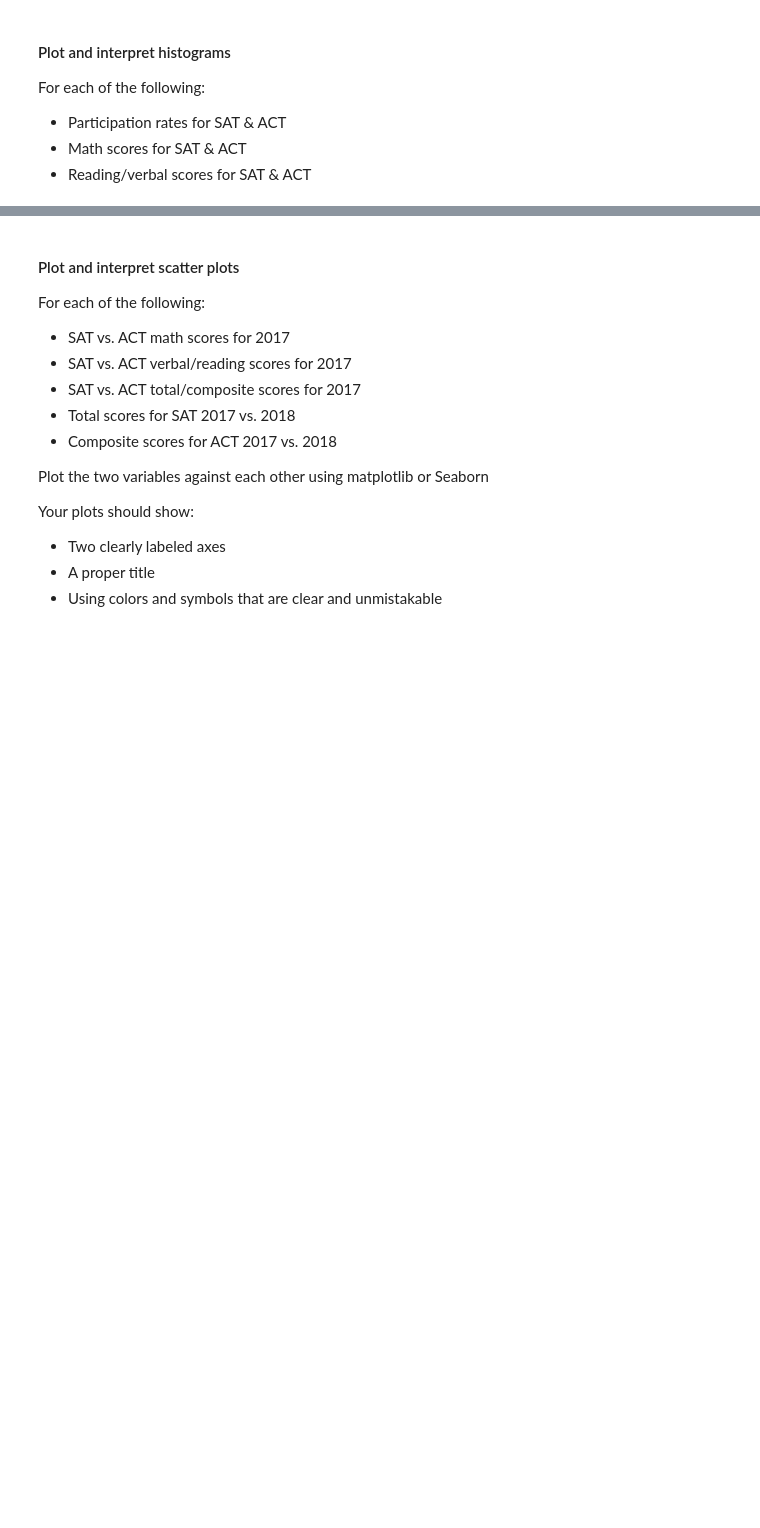
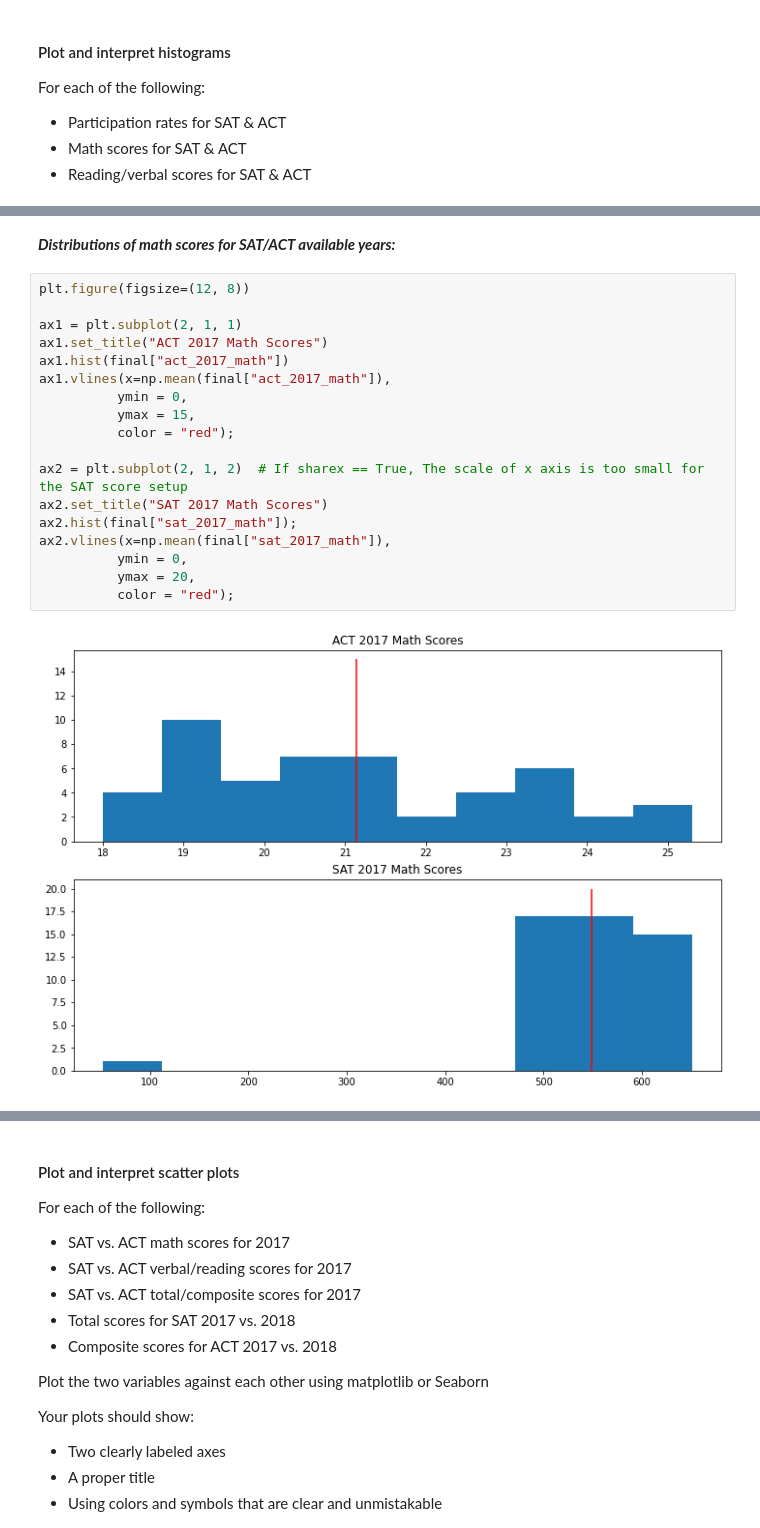
Before and after one commit to patruq/act-sat-performance, a Jupyter notebook: code/starter-code.ipynb, the cells around one changed output, grey strips where cells are left out. Saved outputs shown, nothing was run; the diff lists cells and outputs as text; blank space fills up the shorter version.

```diff
--- a/code/starter-code.ipynb
+++ b/code/starter-code.ipynb
@@ -803,0 +942,22 @@ For each of the following:
+# %% [markdown]
+***Distributions of math scores for SAT/ACT available years:***
+# %%
+plt.figure(figsize=(12, 8))
+
+ax1 = plt.subplot(2, 1, 1)
+ax1.set_title("ACT 2017 Math Scores")
+ax1.hist(final["act_2017_math"])
+ax1.vlines(x=np.mean(final["act_2017_math"]),
+          ymin = 0,
+          ymax = 15,
+          color = "red");
+
+ax2 = plt.subplot(2, 1, 2)  # If sharex == True, The scale of x axis is too small for the SAT score setup
+ax2.set_title("SAT 2017 Math Scores")
+ax2.hist(final["sat_2017_math"]);
+ax2.vlines(x=np.mean(final["sat_2017_math"]),
+          ymin = 0,
+          ymax = 20,
+          color = "red");
+# %% [output]
+[figure, added]
```
Also changed, not shown: parts of 37 cells of this notebook, 1 other file.
